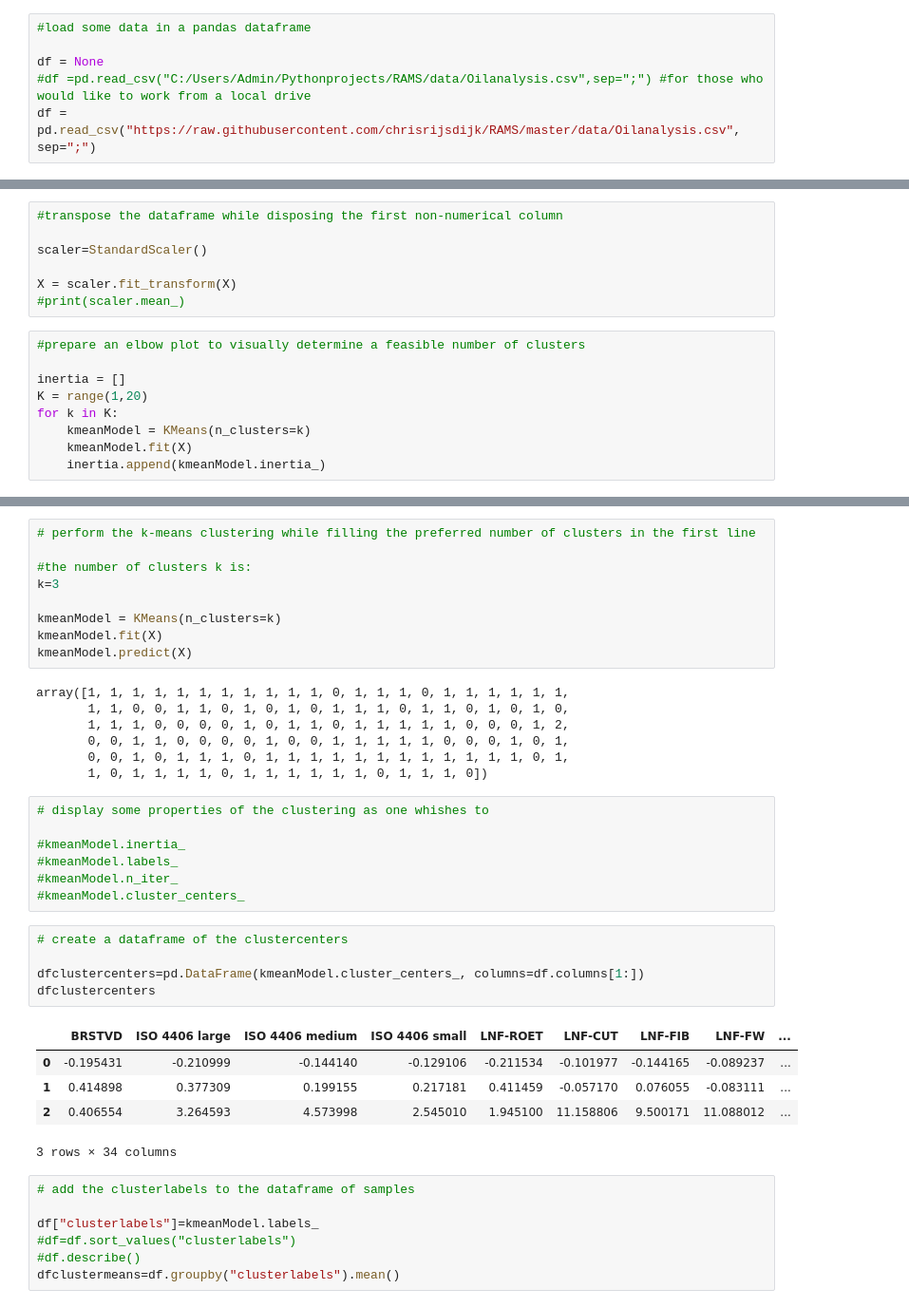
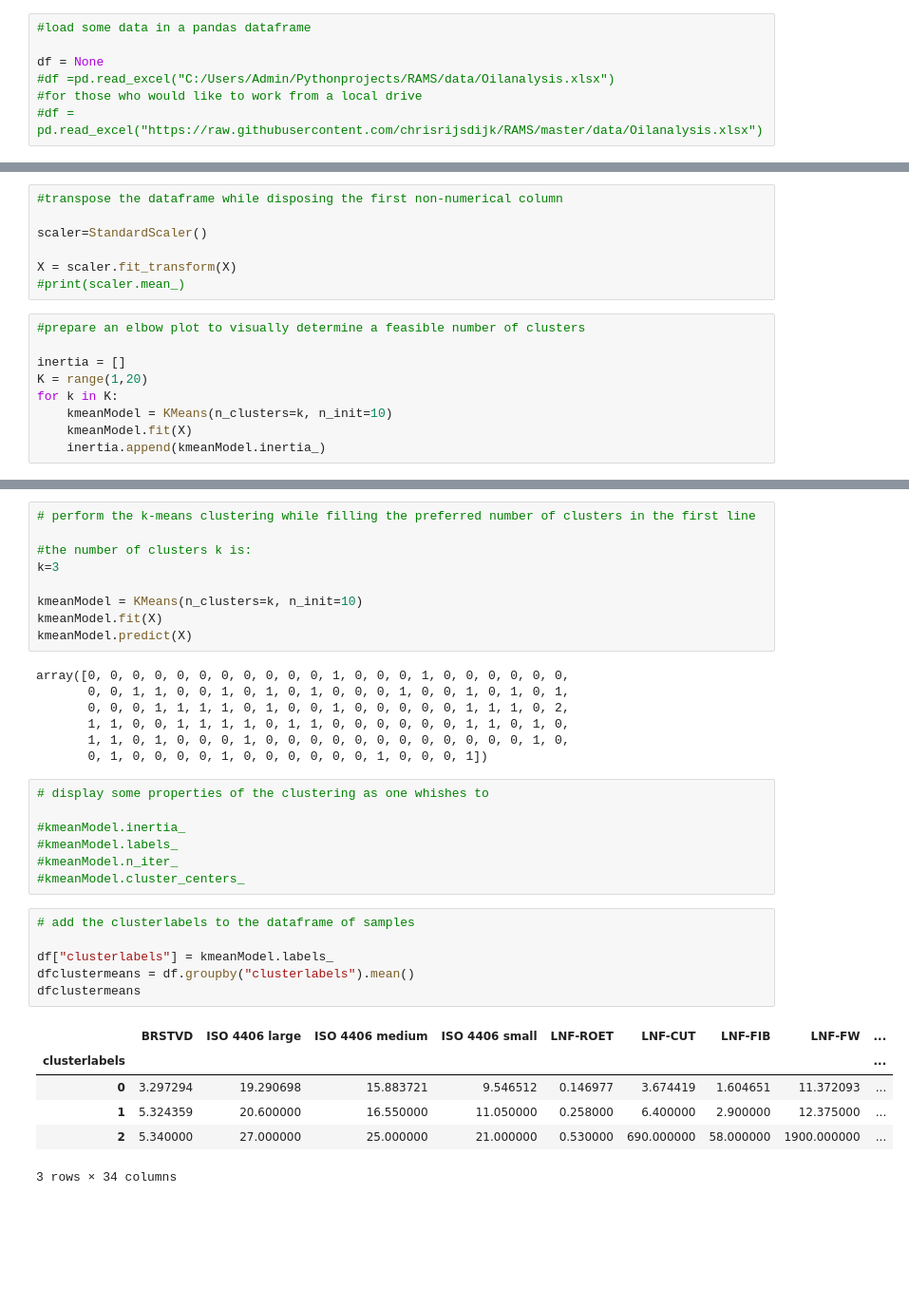
Before and after one commit to chrisrijsdijk/RAMS, a Jupyter notebook: notebook/Oilanalysis_kmeans.ipynb, the cells around one changed output, grey strips where cells are left out. Shown at 95% size. Saved outputs shown, nothing was run; the diff lists cells and outputs as text; blank space fills up the shorter version.

Commit message:
KNN from csv to xlsx

```diff
--- a/notebook/Oilanalysis_kmeans.ipynb
+++ b/notebook/Oilanalysis_kmeans.ipynb
@@ -6,8 +6,8 @@ import matplotlib.pyplot as plt
 #load some data in a pandas dataframe
 
 df = None
-#df =pd.read_csv("C:/Users/Admin/Pythonprojects/RAMS/data/Oilanalysis.csv",sep=";") #for those who would like to work from a local drive
-df = pd.read_csv("https://raw.githubusercontent.com/chrisrijsdijk/RAMS/master/data/Oilanalysis.csv", sep=";")
+#df =pd.read_excel("C:/Users/Admin/Pythonprojects/RAMS/data/Oilanalysis.xlsx")                           #for those who would like to work from a local drive
+#df = pd.read_excel("https://raw.githubusercontent.com/chrisrijsdijk/RAMS/master/data/Oilanalysis.xlsx")
 # %%
 # check the datatypes in the dataframe to verify that all columns except for "Age" are numerical
 
@@ -125,7 +128,7 @@ X = scaler.fit_transform(X)
 inertia = []
 K = range(1,20)
 for k in K:
-    kmeanModel = KMeans(n_clusters=k)
+    kmeanModel = KMeans(n_clusters=k, n_init=10)
     kmeanModel.fit(X)
     inertia.append(kmeanModel.inertia_)
 # %%
@@ -146,16 +148,16 @@ NameError: name 'K' is not defined
 #the number of clusters k is:
 k=3
 
-kmeanModel = KMeans(n_clusters=k)
+kmeanModel = KMeans(n_clusters=k, n_init=10)
 kmeanModel.fit(X)
 kmeanModel.predict(X)
 # %% [output]
-array([1, 1, 1, 1, 1, 1, 1, 1, 1, 1, 1, 0, 1, 1, 1, 0, 1, 1, 1, 1, 1, 1,
-       1, 1, 0, 0, 1, 1, 0, 1, 0, 1, 0, 1, 1, 1, 0, 1, 1, 0, 1, 0, 1, 0,
-       1, 1, 1, 0, 0, 0, 0, 1, 0, 1, 1, 0, 1, 1, 1, 1, 1, 0, 0, 0, 1, 2,
-       0, 0, 1, 1, 0, 0, 0, 0, 1, 0, 0, 1, 1, 1, 1, 1, 0, 0, 0, 1, 0, 1,
-       0, 0, 1, 0, 1, 1, 1, 0, 1, 1, 1, 1, 1, 1, 1, 1, 1, 1, 1, 1, 0, 1,
-       1, 0, 1, 1, 1, 1, 0, 1, 1, 1, 1, 1, 1, 0, 1, 1, 1, 0])
+array([0, 0, 0, 0, 0, 0, 0, 0, 0, 0, 0, 1, 0, 0, 0, 1, 0, 0, 0, 0, 0, 0,
+       0, 0, 1, 1, 0, 0, 1, 0, 1, 0, 1, 0, 0, 0, 1, 0, 0, 1, 0, 1, 0, 1,
+       0, 0, 0, 1, 1, 1, 1, 0, 1, 0, 0, 1, 0, 0, 0, 0, 0, 1, 1, 1, 0, 2,
+       1, 1, 0, 0, 1, 1, 1, 1, 0, 1, 1, 0, 0, 0, 0, 0, 0, 1, 1, 0, 1, 0,
+       1, 1, 0, 1, 0, 0, 0, 1, 0, 0, 0, 0, 0, 0, 0, 0, 0, 0, 0, 0, 1, 0,
+       0, 1, 0, 0, 0, 0, 1, 0, 0, 0, 0, 0, 0, 1, 0, 0, 0, 1])
 # %%
 # display some properties of the clustering as one whishes to
 
@@ -163,24 +165,19 @@ array([1, 1, 1, 1, 1, 1, 1, 1, 1, 1, 1, 0, 1, 1, 1, 0, 1, 1, 1, 1, 1, 1,
 #kmeanModel.labels_
 #kmeanModel.n_iter_
 #kmeanModel.cluster_centers_
-# %%
-# create a dataframe of the clustercenters
-
-dfclustercenters=pd.DataFrame(kmeanModel.cluster_centers_, columns=df.columns[1:])
-dfclustercenters
-# %% [output]
-|  | BRSTVD | ISO 4406 large | ISO 4406 medium | ISO 4406 small | LNF-ROET | LNF-CUT | LNF-FIB | LNF-FW | ... |
-| 0 | -0.195431 | -0.210999 | -0.144140 | -0.129106 | -0.211534 | -0.101977 | -0.144165 | -0.089237 | ... |
-| 1 | 0.414898 | 0.377309 | 0.199155 | 0.217181 | 0.411459 | -0.057170 | 0.076055 | -0.083111 | ... |
-| 2 | 0.406554 | 3.264593 | 4.573998 | 2.545010 | 1.945100 | 11.158806 | 9.500171 | 11.088012 | ... |
-3 rows × 34 columns
 # %%
 # add the clusterlabels to the dataframe of samples
 
-df["clusterlabels"]=kmeanModel.labels_
-#df=df.sort_values("clusterlabels")
-#df.describe()
-dfclustermeans=df.groupby("clusterlabels").mean()
+df["clusterlabels"] = kmeanModel.labels_
+dfclustermeans = df.groupby("clusterlabels").mean()
+dfclustermeans
+# %% [output]
+|  | BRSTVD | ISO 4406 large | ISO 4406 medium | ISO 4406 small | LNF-ROET | LNF-CUT | LNF-FIB | LNF-FW | ... |
+| clusterlabels |  |  |  |  |  |  |  |  | ... |
+| 0 | 3.297294 | 19.290698 | 15.883721 | 9.546512 | 0.146977 | 3.674419 | 1.604651 | 11.372093 | ... |
+| 1 | 5.324359 | 20.600000 | 16.550000 | 11.050000 | 0.258000 | 6.400000 | 2.900000 | 12.375000 | ... |
+| 2 | 5.340000 | 27.000000 | 25.000000 | 21.000000 | 0.530000 | 690.000000 | 58.000000 | 1900.000000 | ... |
+3 rows × 34 columns
 # %%
 # save the dataframes
 
```
Also changed, not shown: parts of 5 cells of this notebook, 2 other files.
